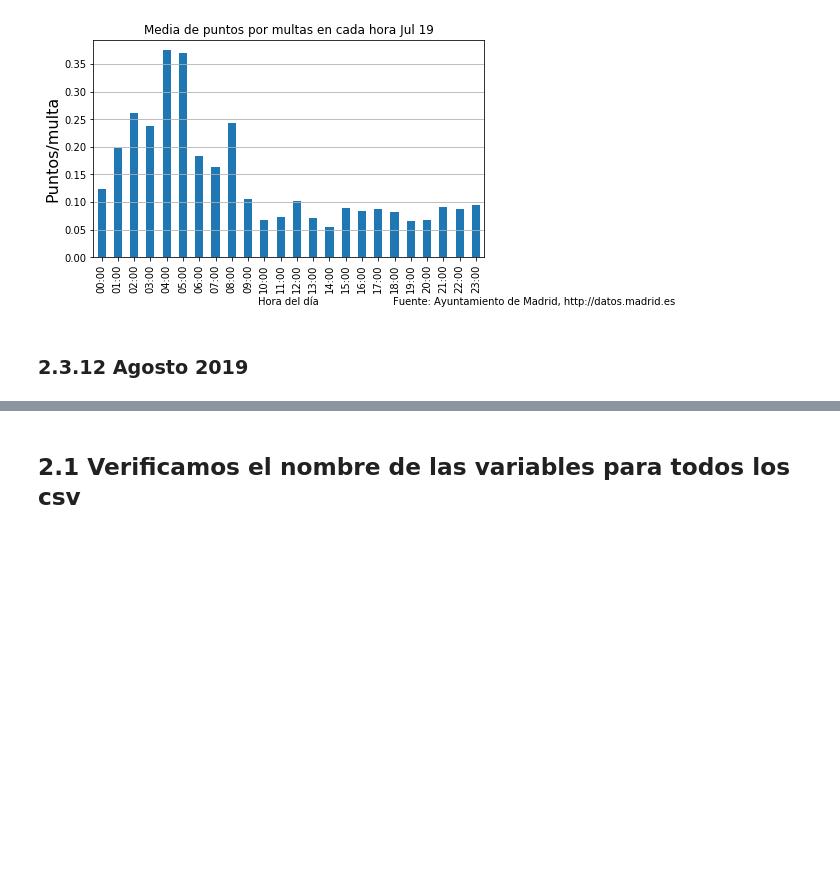
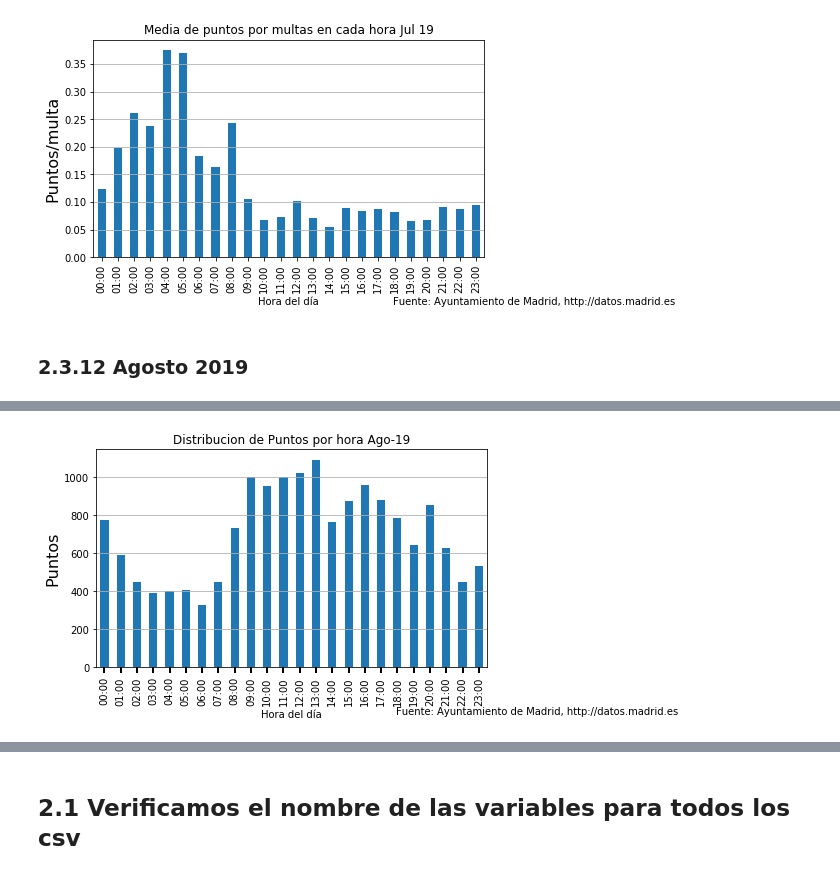
Before and after one commit to Rafabedolla/python, a Jupyter notebook: rafa.ipynb, the cells around one changed output, grey strips where cells are left out. Drawn from its saved outputs; the diff is of its cells as text; code cells hidden in the pictures; blank space fills up the shorter version.

```diff
--- a/rafa.ipynb
+++ b/rafa.ipynb
@@ -1663,15 +1699,17 @@ print ('Puntos total perdidos: {:,.0f} puntos'.format(puntos_totales))
 # %%
-set18_puntos=set18.sort_values('HORA').groupby("hora_entera",sort=False).PUNTOS
+ago19_puntos=ago19.sort_values('HORA').groupby("hora_entera",sort=False).PUNTOS
 fig1 = plt.figure(1,(7,4))
 ax1 = fig1.add_subplot(1,1,1)
-ax1 = set18_puntos.sum().plot.bar()
+ax1 = ago19_puntos.sum().plot.bar()
 ax1.locator_params(axis='y',nbins=10)
 ax1.set_xlabel('Hora del día')
 ax1.set_ylabel('Puntos',size=16)
 ax1.tick_params(axis='x',direction='out', length=6, width=2, colors='black')
 #ax1.set_xticklabels(multas_euros['hora_entera'])
 ax1.grid(axis='y')
-ax1.set_title('Distribucion de Puntos por hora Sep-18')
+ax1.set_title('Distribucion de Puntos por hora Ago-19')
 fig1.suptitle('Fuente: Ayuntamiento de Madrid, http://datos.madrid.es',size=10,x=1,y=-0.01)
-fig1.savefig('puntos_hora_Sep18',bbox_inches = 'tight')
+fig1.savefig('puntos_hora_Ago19',bbox_inches = 'tight')
+# %% [output]
+[figure, added]
 # %%
```
Also changed, not shown: parts of 11 cells of this notebook.
